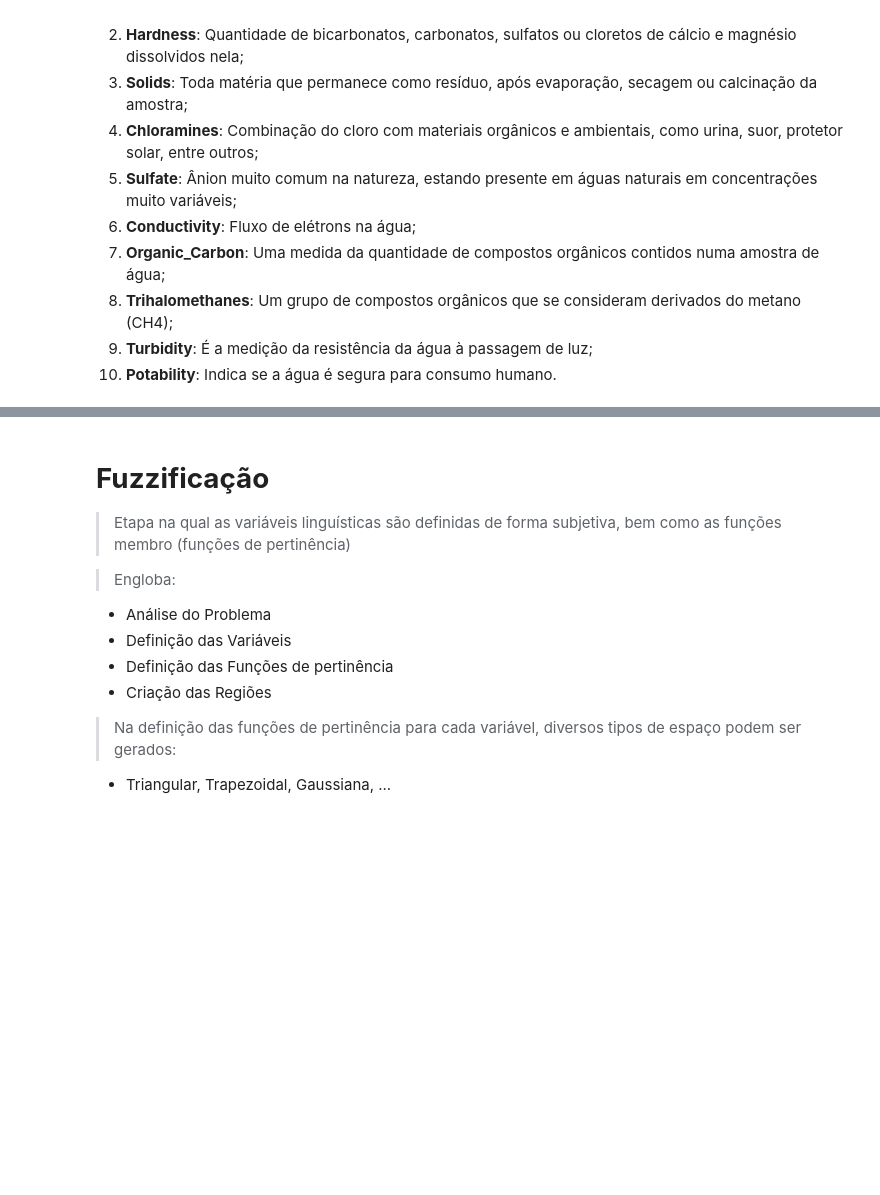
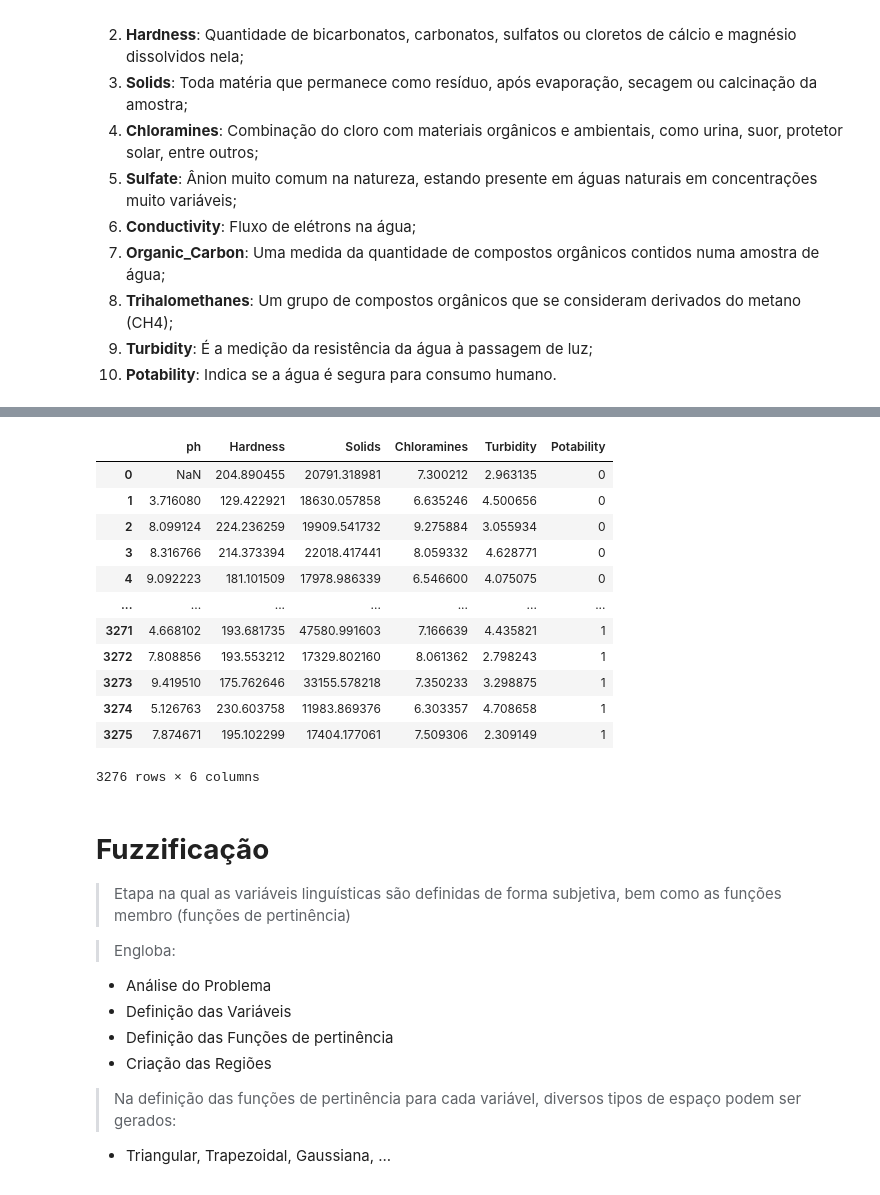
Before and after one commit to leonardo99i/Inteligencia_Artificial, a Jupyter notebook: Projeto_A3_Fuzzy.ipynb, the cells around one changed output, grey strips where cells are left out. Drawn from its saved outputs; the diff is of its cells as text; code cells hidden in the pictures; blank space fills up the shorter version.

```diff
--- a/Projeto_A3_Fuzzy.ipynb
+++ b/Projeto_A3_Fuzzy.ipynb
@@ -78,3 +61,24 @@ df
+# %%
+df = pd.read_csv('/content/drive/MyDrive/IA/water_potability.csv')
+df.drop('Sulfate', axis = 1, inplace = True)
+df.drop('Organic_carbon', axis = 1, inplace = True)
+df.drop('Trihalomethanes', axis = 1, inplace = True)
+df.drop('Conductivity', axis = 1, inplace = True)
+df
+# %% [output]
+|  | ph | Hardness | Solids | Chloramines | Turbidity | Potability |
+| 0 | NaN | 204.890455 | 20791.318981 | 7.300212 | 2.963135 | 0 |
+| 1 | 3.716080 | 129.422921 | 18630.057858 | 6.635246 | 4.500656 | 0 |
+| 2 | 8.099124 | 224.236259 | 19909.541732 | 9.275884 | 3.055934 | 0 |
+| 3 | 8.316766 | 214.373394 | 22018.417441 | 8.059332 | 4.628771 | 0 |
+| 4 | 9.092223 | 181.101509 | 17978.986339 | 6.546600 | 4.075075 | 0 |
+| ... | ... | ... | ... | ... | ... | ... |
+| 3271 | 4.668102 | 193.681735 | 47580.991603 | 7.166639 | 4.435821 | 1 |
+| 3272 | 7.808856 | 193.553212 | 17329.802160 | 8.061362 | 2.798243 | 1 |
+| 3273 | 9.419510 | 175.762646 | 33155.578218 | 7.350233 | 3.298875 | 1 |
+| 3274 | 5.126763 | 230.603758 | 11983.869376 | 6.303357 | 4.708658 | 1 |
+| 3275 | 7.874671 | 195.102299 | 17404.177061 | 7.509306 | 2.309149 | 1 |
+3276 rows × 6 columns
 # %% [markdown]
 # **Fuzzificação**
 > Etapa na qual as variáveis linguísticas são definidas de forma subjetiva, bem como as funções membro (funções de pertinência)
```
Also changed, not shown: parts of 7 cells of this notebook.
